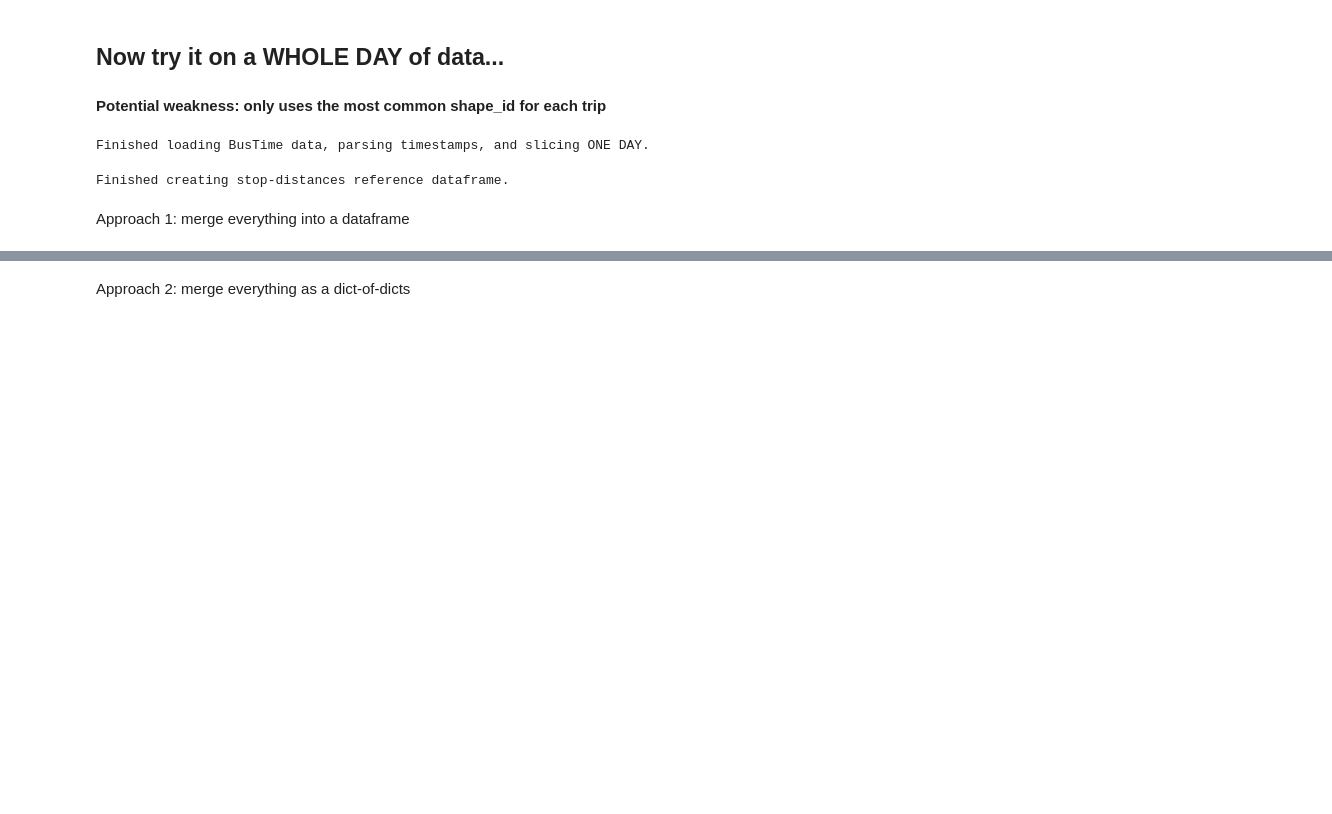
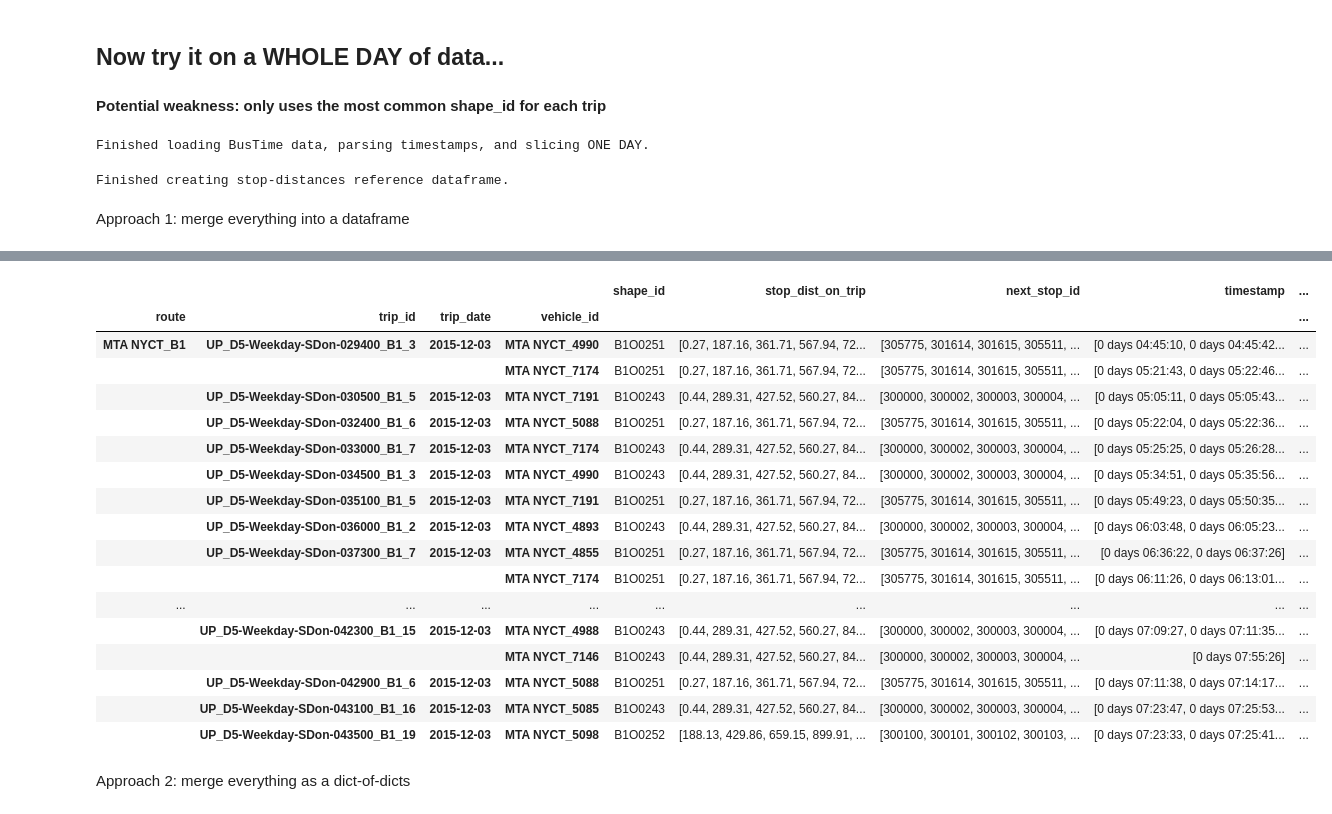
Before and after one commit to sarangof/Bus-Capstone, a Jupyter notebook: interpolation_scale_test.ipynb, the cells around one changed output, grey strips where cells are left out. Cells and saved outputs as stored; diff of their text form; code cells hidden in the pictures; blank space fills up the shorter version.

```diff
--- a/interpolation_scale_test.ipynb
+++ b/interpolation_scale_test.ipynb
@@ -141,6 +141,7 @@ bustime.drop('Unnamed: 0',axis=1,inplace=True)
 bustime.drop_duplicates(['vehicle_id','timestamp'],inplace=True)
 bustime['trip_id'] = bustime['trip_id'].str.replace('MTA NYCT_','')
 bustime['trip_id'] = bustime['trip_id'].str.replace('MTABC_','')
+bustime['shape_id'] = bustime['shape_id'].str.replace('MTA_','')
 
 bustime.set_index(['route','trip_id','trip_date','vehicle_id'],inplace=True,drop=True)
 bustime.set_index('timestamp',append=True,drop=False,inplace=True)
@@ -205,3 +206,24 @@ Processing time:
+# %%
+avl_merged.iloc[20:50]
+# %% [output]
+|  |  |  |  | shape_id | stop_dist_on_trip | next_stop_id | timestamp | ... |
+| route | trip_id | trip_date | vehicle_id |  |  |  |  | ... |
+| MTA NYCT_B1 | UP_D5-Weekday-SDon-029400_B1_3 | 2015-12-03 | MTA NYCT_4990 | B1O0251 | [0.27, 187.16, 361.71, 567.94, 72... | [305775, 301614, 301615, 305511, ... | [0 days 04:45:10, 0 days 04:45:42... | ... |
+|  |  |  | MTA NYCT_7174 | B1O0251 | [0.27, 187.16, 361.71, 567.94, 72... | [305775, 301614, 301615, 305511, ... | [0 days 05:21:43, 0 days 05:22:46... | ... |
+|  | UP_D5-Weekday-SDon-030500_B1_5 | 2015-12-03 | MTA NYCT_7191 | B1O0243 | [0.44, 289.31, 427.52, 560.27, 84... | [300000, 300002, 300003, 300004, ... | [0 days 05:05:11, 0 days 05:05:43... | ... |
+|  | UP_D5-Weekday-SDon-032400_B1_6 | 2015-12-03 | MTA NYCT_5088 | B1O0251 | [0.27, 187.16, 361.71, 567.94, 72... | [305775, 301614, 301615, 305511, ... | [0 days 05:22:04, 0 days 05:22:36... | ... |
+|  | UP_D5-Weekday-SDon-033000_B1_7 | 2015-12-03 | MTA NYCT_7174 | B1O0243 | [0.44, 289.31, 427.52, 560.27, 84... | [300000, 300002, 300003, 300004, ... | [0 days 05:25:25, 0 days 05:26:28... | ... |
+|  | UP_D5-Weekday-SDon-034500_B1_3 | 2015-12-03 | MTA NYCT_4990 | B1O0243 | [0.44, 289.31, 427.52, 560.27, 84... | [300000, 300002, 300003, 300004, ... | [0 days 05:34:51, 0 days 05:35:56... | ... |
+|  | UP_D5-Weekday-SDon-035100_B1_5 | 2015-12-03 | MTA NYCT_7191 | B1O0251 | [0.27, 187.16, 361.71, 567.94, 72... | [305775, 301614, 301615, 305511, ... | [0 days 05:49:23, 0 days 05:50:35... | ... |
+|  | UP_D5-Weekday-SDon-036000_B1_2 | 2015-12-03 | MTA NYCT_4893 | B1O0243 | [0.44, 289.31, 427.52, 560.27, 84... | [300000, 300002, 300003, 300004, ... | [0 days 06:03:48, 0 days 06:05:23... | ... |
+|  | UP_D5-Weekday-SDon-037300_B1_7 | 2015-12-03 | MTA NYCT_4855 | B1O0251 | [0.27, 187.16, 361.71, 567.94, 72... | [305775, 301614, 301615, 305511, ... | [0 days 06:36:22, 0 days 06:37:26] | ... |
+|  |  |  | MTA NYCT_7174 | B1O0251 | [0.27, 187.16, 361.71, 567.94, 72... | [305775, 301614, 301615, 305511, ... | [0 days 06:11:26, 0 days 06:13:01... | ... |
+| ... | ... | ... | ... | ... | ... | ... | ... | ... |
+|  | UP_D5-Weekday-SDon-042300_B1_15 | 2015-12-03 | MTA NYCT_4988 | B1O0243 | [0.44, 289.31, 427.52, 560.27, 84... | [300000, 300002, 300003, 300004, ... | [0 days 07:09:27, 0 days 07:11:35... | ... |
+|  |  |  | MTA NYCT_7146 | B1O0243 | [0.44, 289.31, 427.52, 560.27, 84... | [300000, 300002, 300003, 300004, ... | [0 days 07:55:26] | ... |
+|  | UP_D5-Weekday-SDon-042900_B1_6 | 2015-12-03 | MTA NYCT_5088 | B1O0251 | [0.27, 187.16, 361.71, 567.94, 72... | [305775, 301614, 301615, 305511, ... | [0 days 07:11:38, 0 days 07:14:17... | ... |
+|  | UP_D5-Weekday-SDon-043100_B1_16 | 2015-12-03 | MTA NYCT_5085 | B1O0243 | [0.44, 289.31, 427.52, 560.27, 84... | [300000, 300002, 300003, 300004, ... | [0 days 07:23:47, 0 days 07:25:53... | ... |
+|  | UP_D5-Weekday-SDon-043500_B1_19 | 2015-12-03 | MTA NYCT_5098 | B1O0252 | [188.13, 429.86, 659.15, 899.91, ... | [300100, 300101, 300102, 300103, ... | [0 days 07:23:33, 0 days 07:25:41... | ... |
 # %% [markdown]
 Approach 2: merge everything as a dict-of-dicts
 # %%
```
Also changed, not shown: parts of 12 cells of this notebook, 2 other files.
